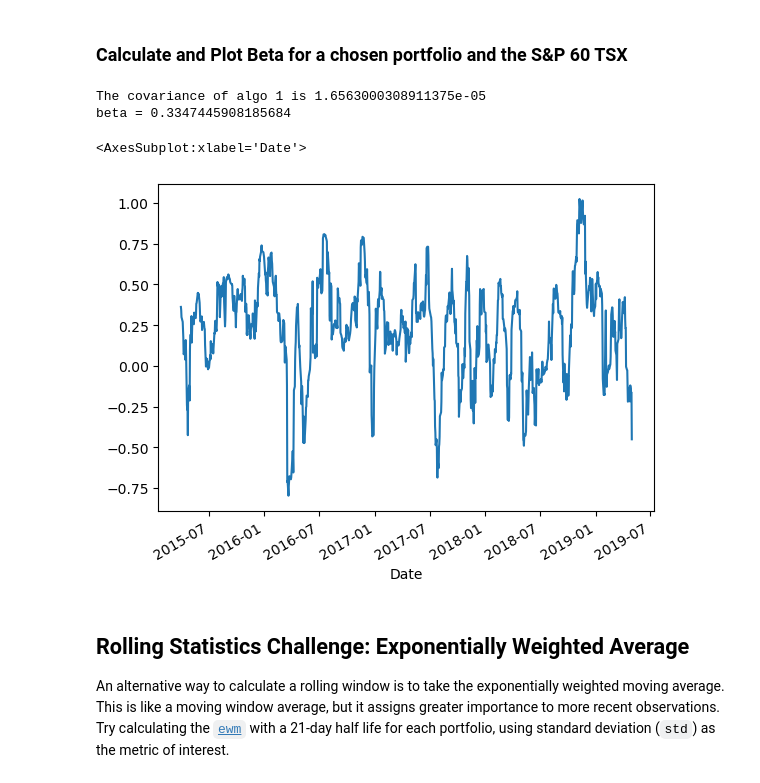
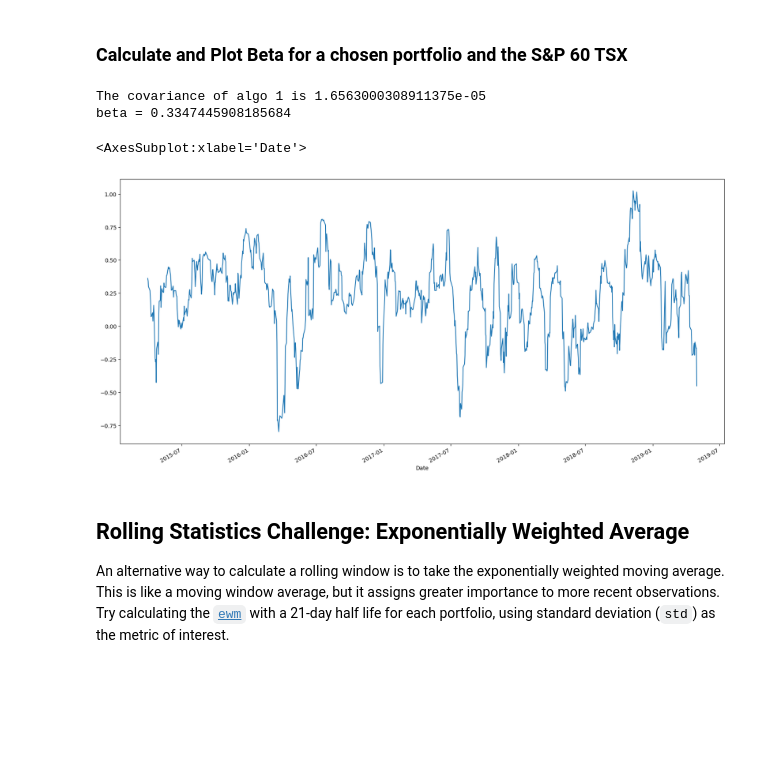
Before and after one commit to dileepadrd/module-4-challenge-algorithmic-trading-strategies, a Jupyter notebook: whale_analysis.ipynb, the cells around one changed output. Drawn from its saved outputs; the diff is of its cells as text; code cells hidden in the pictures; blank space fills up the shorter version.

```diff
--- a/whale_analysis.ipynb
+++ b/whale_analysis.ipynb
@@ -353,29 +353,29 @@ sns.heatmap(cor, vmin=-1, vmax=1)
 # %%
 # Calculate covariance of a single portfolio
 # It is required to use the S&P and the selected portfolio to calculate the covariance
 covar_algo = con_df["Algo 1"].cov(con_df["S&P Close"])
 print(f"The covariance of algo 1 is {covar_algo}")
 
 # Calculate variance of S&P TSX
 # var function of the dataframe returns the variance
 sp_var = con_df["S&P Close"].var()
 
 # Computing beta
 sp_beta = covar_algo / sp_var
 print(f"beta = {sp_beta}")
 
 # Plot beta trend
 # In order to create a plot, it is required to get an array of data.
 # Since, var and cov functions by default returns an float, rolling function could be used to get a list of records as an alternative approach
 rolling_cov=con_df["Algo 1"].rolling(window=21).cov(con_df["S&P Close"])
 rolling_var=con_df["S&P Close"].rolling(window=21).var()
 rolling_beta = rolling_cov / rolling_var
-rolling_beta.plot()
+rolling_beta.plot(figsize=(20, 10))
 # %% [output]
 The covariance of algo 1 is 1.6563000308911375e-05
 beta = 0.3347445908185684
 <AxesSubplot:xlabel='Date'>
-[figure, old version]
+[figure, new version]
 # %% [markdown]
 ## Rolling Statistics Challenge: Exponentially Weighted Average
 
```
Also changed, not shown: parts of 4 cells of this notebook.
